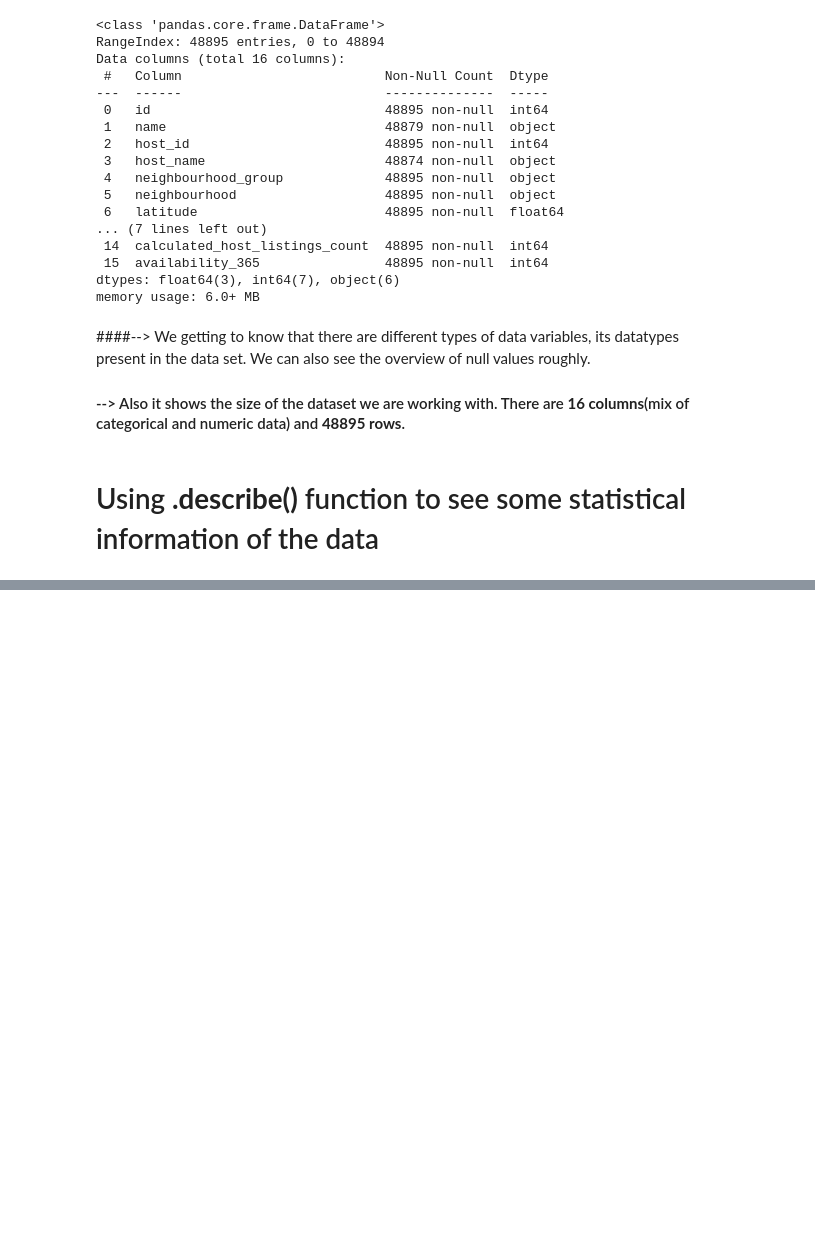
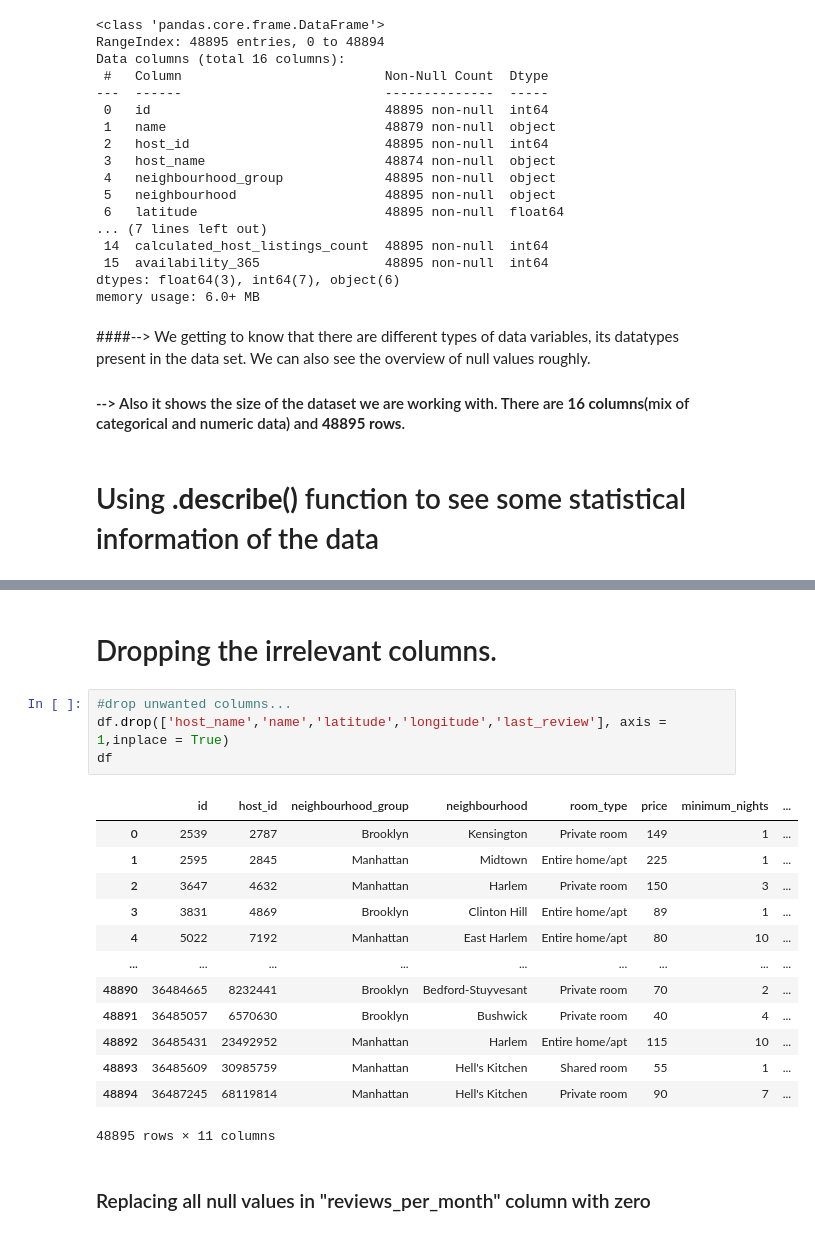
Before and after one commit to kajalDhun114/Airbnb-EDA-Project, a Jupyter notebook: Copy_of_Airbnb_Bookings_Analysis_Capstone_Project.ipynb, the cells around one changed output, grey strips where cells are left out. Drawn from its saved outputs; the diff is of its cells as text; blank space fills up the shorter version.

```diff
--- a/Copy_of_Airbnb_Bookings_Analysis_Capstone_Project.ipynb
+++ b/Copy_of_Airbnb_Bookings_Analysis_Capstone_Project.ipynb
@@ -98,0 +128,22 @@ df.describe()
+# %% [markdown]
+# Dropping the irrelevant columns.
+# %%
+#drop unwanted columns...
+df.drop(['host_name','name','latitude','longitude','last_review'], axis = 1,inplace = True)
+df
+# %% [output]
+|  | id | host_id | neighbourhood_group | neighbourhood | room_type | price | minimum_nights | ... |
+| 0 | 2539 | 2787 | Brooklyn | Kensington | Private room | 149 | 1 | ... |
+| 1 | 2595 | 2845 | Manhattan | Midtown | Entire home/apt | 225 | 1 | ... |
+| 2 | 3647 | 4632 | Manhattan | Harlem | Private room | 150 | 3 | ... |
+| 3 | 3831 | 4869 | Brooklyn | Clinton Hill | Entire home/apt | 89 | 1 | ... |
+| 4 | 5022 | 7192 | Manhattan | East Harlem | Entire home/apt | 80 | 10 | ... |
+| ... | ... | ... | ... | ... | ... | ... | ... | ... |
+| 48890 | 36484665 | 8232441 | Brooklyn | Bedford-Stuyvesant | Private room | 70 | 2 | ... |
+| 48891 | 36485057 | 6570630 | Brooklyn | Bushwick | Private room | 40 | 4 | ... |
+| 48892 | 36485431 | 23492952 | Manhattan | Harlem | Entire home/apt | 115 | 10 | ... |
+| 48893 | 36485609 | 30985759 | Manhattan | Hell's Kitchen | Shared room | 55 | 1 | ... |
+| 48894 | 36487245 | 68119814 | Manhattan | Hell's Kitchen | Private room | 90 | 7 | ... |
+48895 rows × 11 columns
+# %% [markdown]
+### Replacing all null values in "reviews_per_month" column with zero
```
Also changed, not shown: parts of 5 cells of this notebook.
